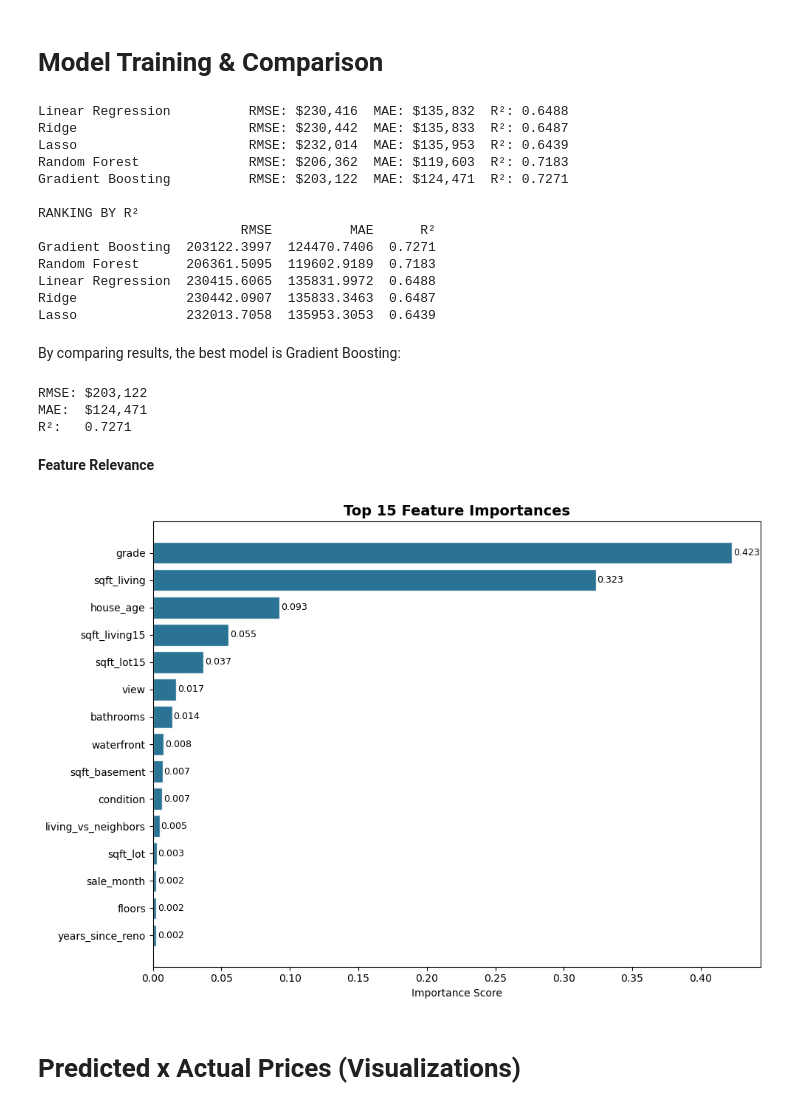
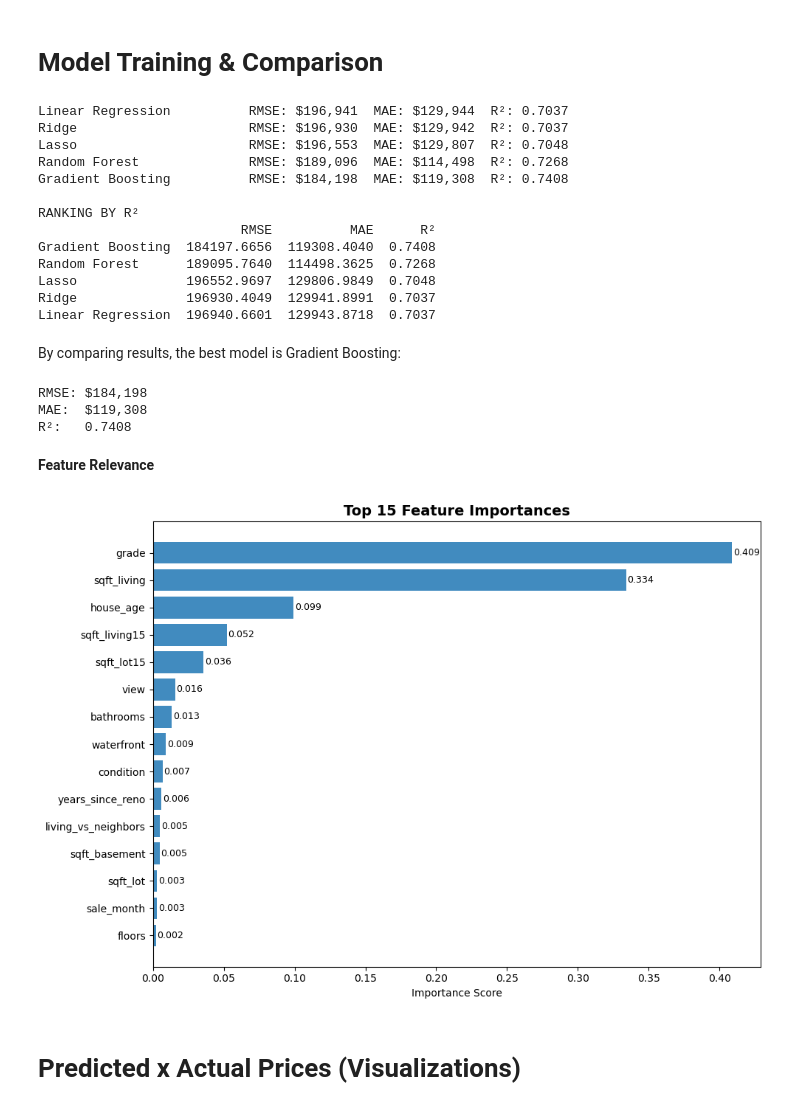
Before and after one commit to lauraromerog/Real-State-Finance, a Jupyter notebook: king_country_analysis.ipynb, the cells around one changed output. Drawn from its saved outputs; the diff is of its cells as text; code cells hidden in the pictures.

```diff
--- a/king_country_analysis.ipynb
+++ b/king_country_analysis.ipynb
@@ -99,0 +111,8 @@ STATS SUMMARY
+# %%
+# Remove suspicious zero-room entries
+df = df[(df['bedrooms'] > 0) & (df['bathrooms'] > 0)]
+
+# Remove the 33-bedroom outlier
+df = df[df['bedrooms'] < 30]
+
+print(f"New Shape: {df.shape}")
@@ -250,0 +278,13 @@ plt.show()
+# %%
+# Creating a 'Lot Utilization' ratio
+df['lot_utilization'] = df['sqft_living'] / df['sqft_lot']
+
+plt.figure(figsize=(10, 6))
+sns.scatterplot(data=df, x='sqft_lot', y='sqft_living', hue='price', size='price', sizes=(20, 200), alpha=0.5)
+plt.xscale('log') # Lot sizes vary wildly, so log scale helps see patterns
+plt.title('House Size vs Lot Size (Color by Price)')
+plt.show()
+
+# The Y-Axis (sqft_living): This is the "Product." It measures how much indoor space you are buying.
+# The X-Axis (sqft_lot - Log Scale): This is the "Foundation."
+# Color & Size (price): The darker, larger bubbles represent the $650K+ segment. Notice how they cluster toward the top.
@@ -402,7 +448,7 @@ Features: 19
 models = {  'Linear Regression': LinearRegression(),
             'Ridge': Ridge(alpha=1.0),
             'Lasso': Lasso(alpha=0.001),
-            'Random Forest': RandomForestRegressor(n_estimators=100, random_state=42, n_jobs=-1),
+            'Random Forest': RandomForestRegressor(n_estimators=100, random_state=42),
             'Gradient Boosting': GradientBoostingRegressor(n_estimators=100, random_state=42),}
 
 results = {}
@@ -425,19 +471,19 @@ results_df = pd.DataFrame(results).T.sort_values('R²', ascending=False)
 print("\nRANKING BY R²")
 print(results_df.round(4))
 # %% [output]
-Linear Regression          RMSE: $230,416  MAE: $135,832  R²: 0.6488
-Ridge                      RMSE: $230,442  MAE: $135,833  R²: 0.6487
-Lasso                      RMSE: $232,014  MAE: $135,953  R²: 0.6439
-Random Forest              RMSE: $206,362  MAE: $119,603  R²: 0.7183
-Gradient Boosting          RMSE: $203,122  MAE: $124,471  R²: 0.7271
+Linear Regression          RMSE: $196,941  MAE: $129,944  R²: 0.7037
+Ridge                      RMSE: $196,930  MAE: $129,942  R²: 0.7037
+Lasso                      RMSE: $196,553  MAE: $129,807  R²: 0.7048
+Random Forest              RMSE: $189,096  MAE: $114,498  R²: 0.7268
+Gradient Boosting          RMSE: $184,198  MAE: $119,308  R²: 0.7408
 
 RANKING BY R²
                           RMSE          MAE      R²
-Gradient Boosting  203122.3997  124470.7406  0.7271
-Random Forest      206361.5095  119602.9189  0.7183
-Linear Regression  230415.6065  135831.9972  0.6488
-Ridge              230442.0907  135833.3463  0.6487
-Lasso              232013.7058  135953.3053  0.6439
+Gradient Boosting  184197.6656  119308.4040  0.7408
+Random Forest      189095.7640  114498.3625  0.7268
+Lasso              196552.9697  129806.9849  0.7048
+Ridge              196930.4049  129941.8991  0.7037
+Linear Regression  196940.6601  129943.8718  0.7037
 # %% [markdown]
 By comparing results, the best model is Gradient Boosting:
 # %%
@@ -455,26 +501,26 @@ print(f"RMSE: ${rmse_final:,.0f}")
 print(f"MAE:  ${mae_final:,.0f}")
 print(f"R²:   {r2_final:.4f}")
 # %% [output]
-RMSE: $203,122
-MAE:  $124,471
-R²:   0.7271
+RMSE: $184,198
+MAE:  $119,308
+R²:   0.7408
 # %% [markdown]
 **Feature Relevance**
 # %%
 importances = pd.Series(best_model.feature_importances_, index=feature_cols)
 importances = importances.sort_values(ascending=True).tail(15)
 
 fig, ax = plt.subplots(figsize=(10, 7))
-bars = ax.barh(importances.index, importances.values, color='#065A82', edgecolor='white', alpha=0.85)
+bars = ax.barh(importances.index, importances.values, alpha=0.85)
 ax.set_title('Top 15 Feature Importances', fontsize=14, fontweight='bold')
 ax.set_xlabel('Importance Score')
 for bar, val in zip(bars, importances.values):
     ax.text(val + 0.001, bar.get_y() + bar.get_height()/2,
             f'{val:.3f}', va='center', fontsize=9)
 plt.tight_layout()
 plt.show()
 # %% [output]
-[figure, old version]
+[figure, new version]
 # %% [markdown]
 # **Predicted x Actual Prices (Visualizations)**
 # %%
```
Also changed, not shown: parts of 17 cells of this notebook.
